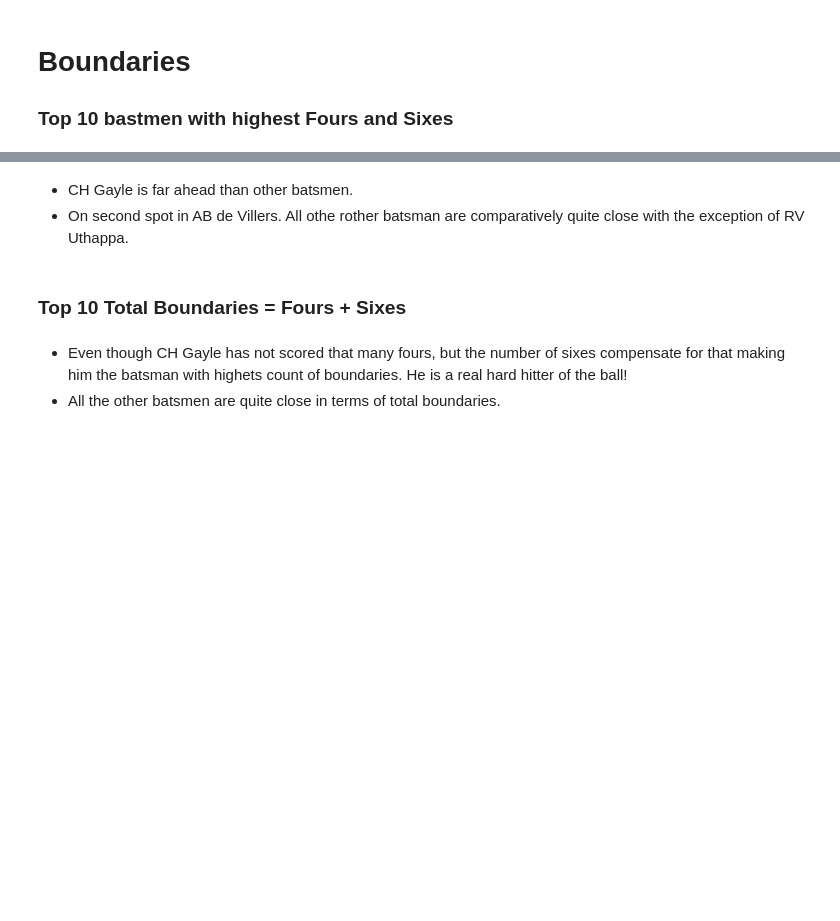
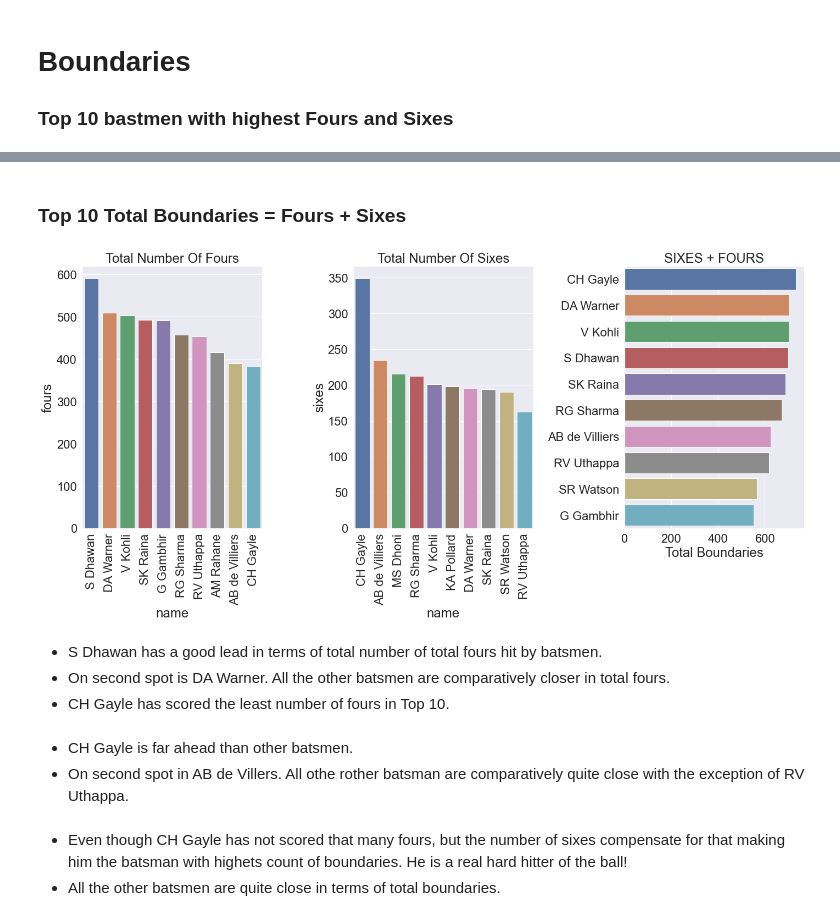
Before and after one commit to umesh-gattem/IPL-D-VIZ, a Jupyter notebook: project/Data_visualization_project_murtaza.ipynb, the cells around one changed output, grey strips where cells are left out. Drawn from its saved outputs; the diff is of its cells as text; code cells hidden in the pictures; blank space fills up the shorter version.

```diff
--- a/project/Data_visualization_project_murtaza.ipynb
+++ b/project/Data_visualization_project_murtaza.ipynb
@@ -200,9 +196,6 @@ total_sixes = all_season_batting_card.groupby('name')['sixes'].sum().sort_values
 # plt.ylabel('TOTAL FOURS')
 # plt.title('TOTAL SIXES HIT BY BATSMEN')
 # plt.show()
-# %% [markdown]
-- CH Gayle is far ahead than other batsmen.
-- On second spot in AB de Villers. All othe rother batsman are comparatively quite close with the exception of RV Uthappa.
 # %% [markdown]
 ### Top 10 Total Boundaries = Fours + Sixes
 # %%
@@ -243,3 +216,32 @@ plt.show()
+# %%
+plt.figure(figsize=(20, 10))
+sns.set_theme(font_scale=2)
+plt.subplot(1,3,1)
+sns.barplot(x = total_fours.reset_index().iloc[:10, 0], y = total_fours.reset_index().iloc[:10, 1])
+plt.title('Total Number Of Fours')
+plt.xticks(rotation = 90)
+
+plt.subplot(1,3,2)
+sns.barplot(x = total_sixes.reset_index().iloc[:10, 0], y = total_sixes.reset_index().iloc[:10, 1])
+plt.title('Total Number Of Sixes')
+plt.xticks(rotation = 90)
+
+plt.subplot(1,3,3)
+sns.barplot(top_10_boundaries['total'][:10], top_10_boundaries.index[:10])
+plt.xlabel('Total Boundaries')
+plt.ylabel('')
+plt.title('SIXES + FOURS')
+plt.tight_layout()
+plt.show()
+# %% [output]
+[figure, added]
+# %% [markdown]
+- S Dhawan has a good lead in terms of total number of total fours hit by batsmen.
+- On second spot is DA Warner. All the other batsmen are comparatively closer in total fours.
+- CH Gayle has scored the least number of fours in Top 10.
+# %% [markdown]
+- CH Gayle is far ahead than other batsmen.
+- On second spot in AB de Villers. All othe rother batsman are comparatively quite close with the exception of RV Uthappa.
 # %% [markdown]
 - Even though CH Gayle has not scored that many fours, but the number of sixes compensate for that making him the batsman with highets count of boundaries. He is a real hard hitter of the ball!
 - All the other batsmen are quite close in terms of total boundaries.
```
Also changed, not shown: parts of 4 cells of this notebook.
